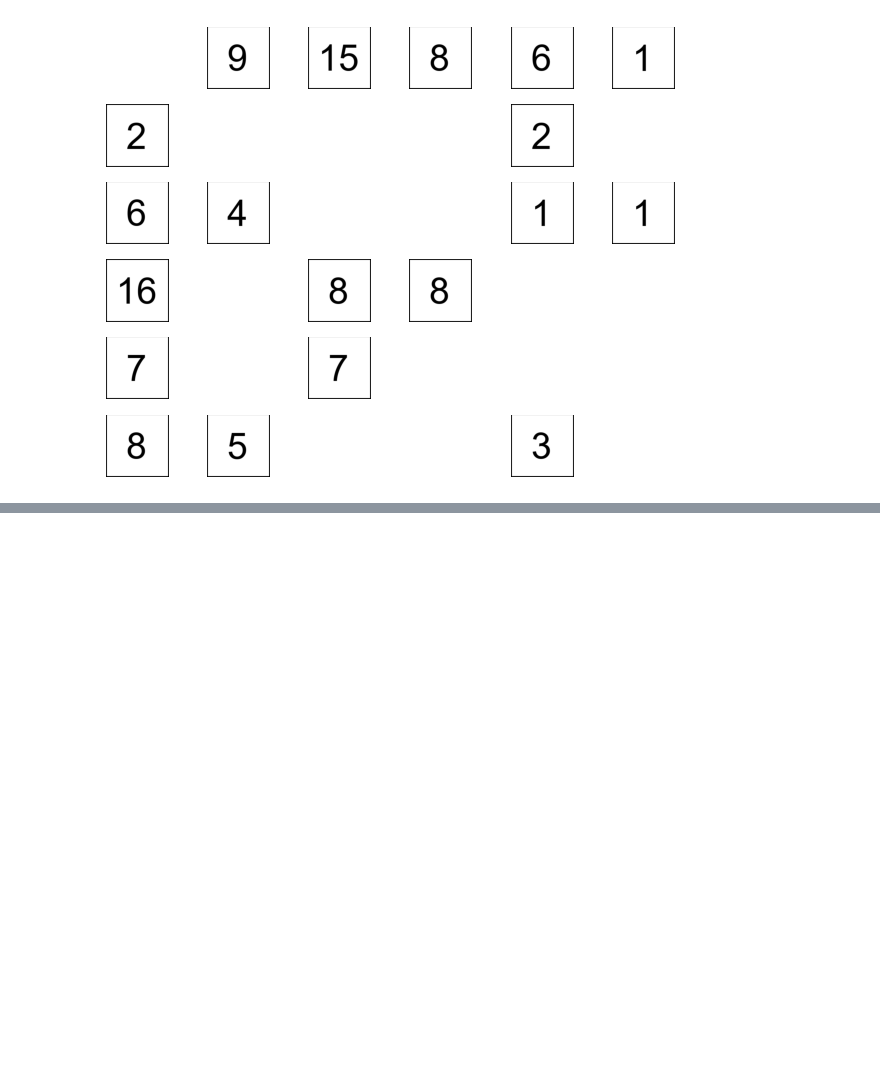
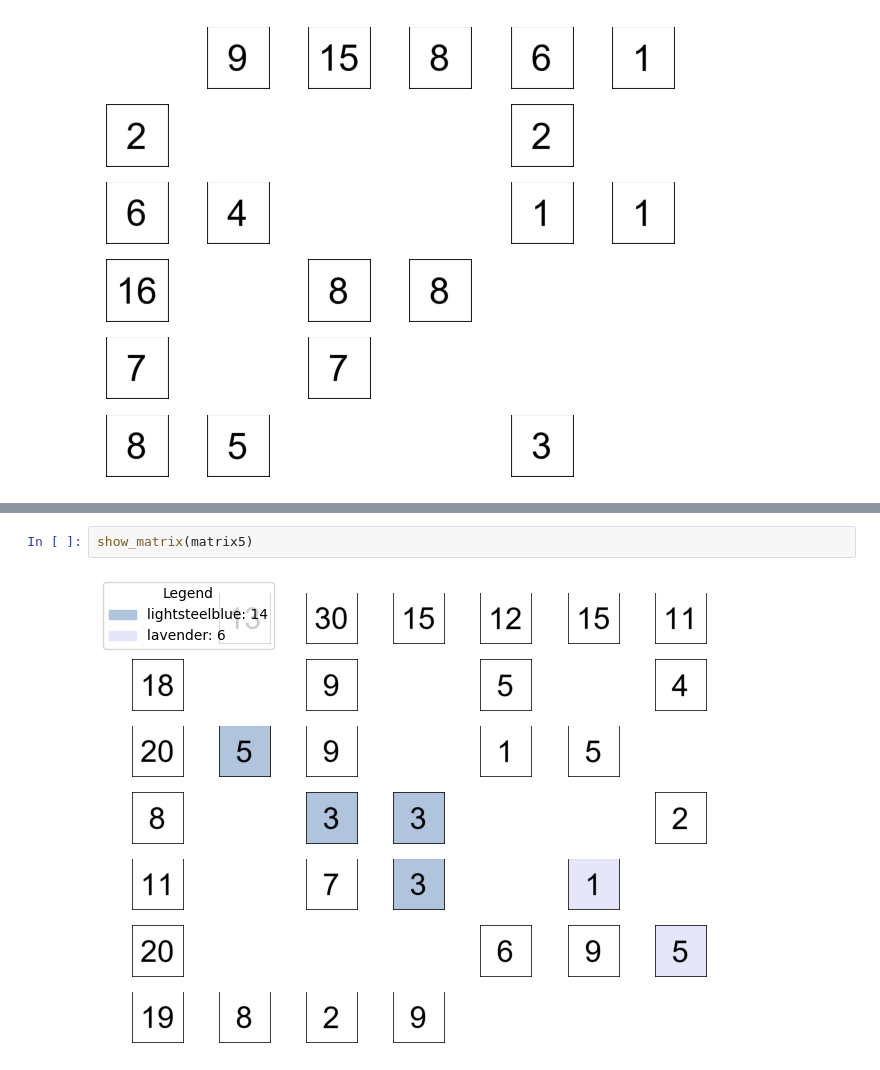
Before and after one commit to mattdeva/number-sums-solver, a Jupyter notebook: demo/demo.ipynb, the cells around one changed output, grey strips where cells are left out. Cells and saved outputs as stored; diff of their text form; blank space fills up the shorter version.

```diff
--- a/demo/demo.ipynb
+++ b/demo/demo.ipynb
@@ -163,0 +182,4 @@ Solved!
+# %%
+show_matrix(matrix5)
+# %% [output]
+[figure, added]
```
Also changed, not shown: parts of 7 cells of this notebook.
